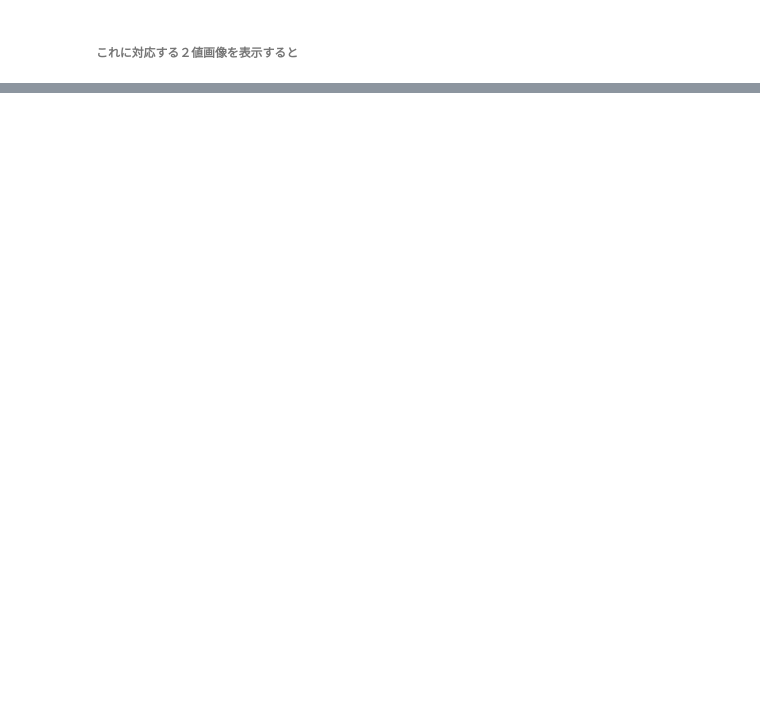
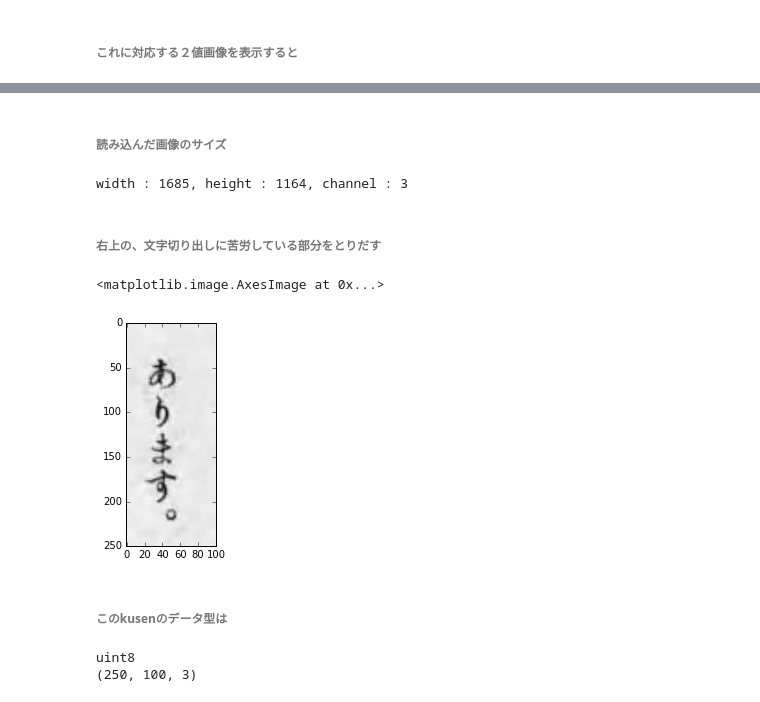
Before and after one commit to skkmania/knbnk3, a Jupyter notebook: doc/adj_check.ipynb, the cells around one changed output, grey strips where cells are left out. Drawn from its saved outputs; the diff is of its cells as text; code cells hidden in the pictures; blank space fills up the shorter version.

```diff
--- a/doc/adj_check.ipynb
+++ b/doc/adj_check.ipynb
@@ -112,0 +113,2 @@ plt.imshow(np.array(bi_bubun))
+# %% [markdown]
+###### 読み込んだ画像のサイズ
@@ -112,0 +117,20 @@ plt.imshow(np.array(bi_bubun))
+# %%
+print("width : {0}, height : {1}, channel : {2}".format(w, h, c))
+# %% [output]
+width : 1685, height : 1164, channel : 3
+# %% [markdown]
+###### 右上の、文字切り出しに苦労している部分をとりだす
+# %%
+kusen = page_obj.img[80:330, 1030:1130]
+plt.imshow(np.array(kusen))
+# %% [output]
+<matplotlib.image.AxesImage at 0x...>
+[figure, added]
+# %% [markdown]
+###### このkusenのデータ型は
+# %%
+print(kusen.dtype)
+print(kusen.shape)
+# %% [output]
+uint8
+(250, 100, 3)
```
Also changed, not shown: parts of 26 cells of this notebook, 2 other files.
